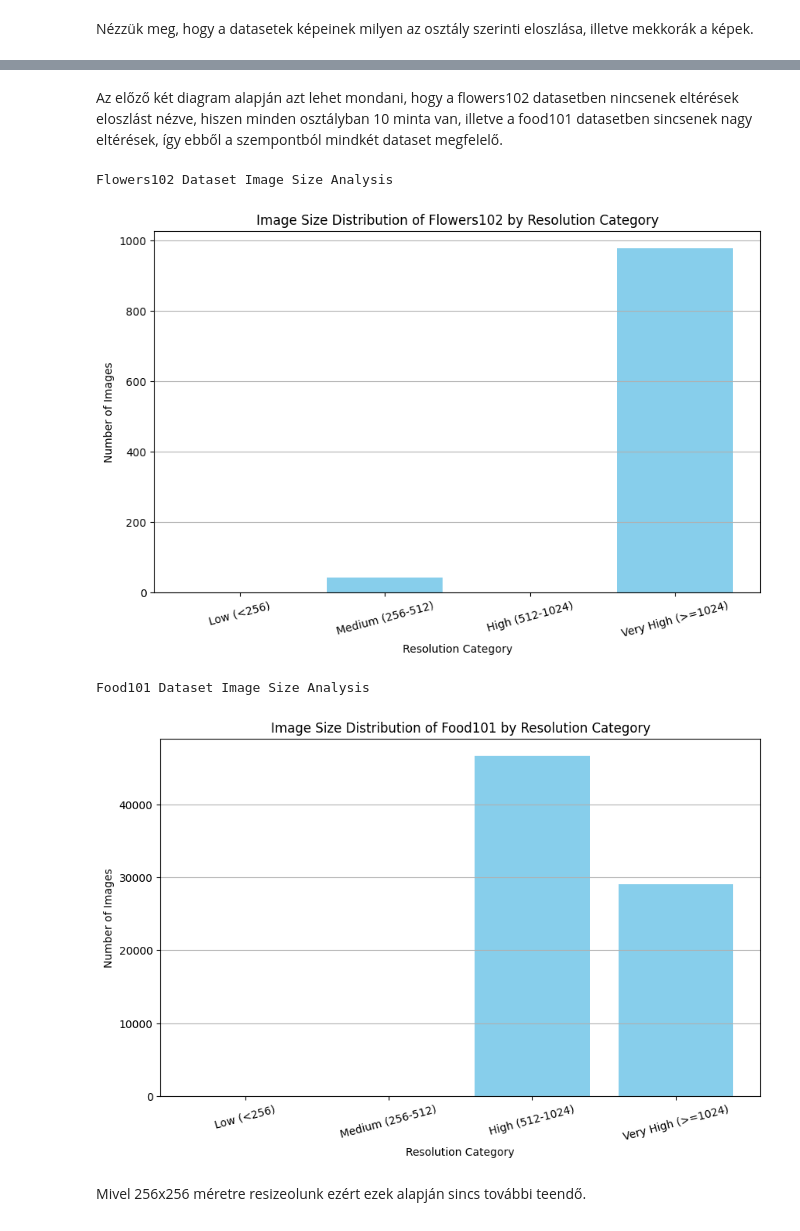
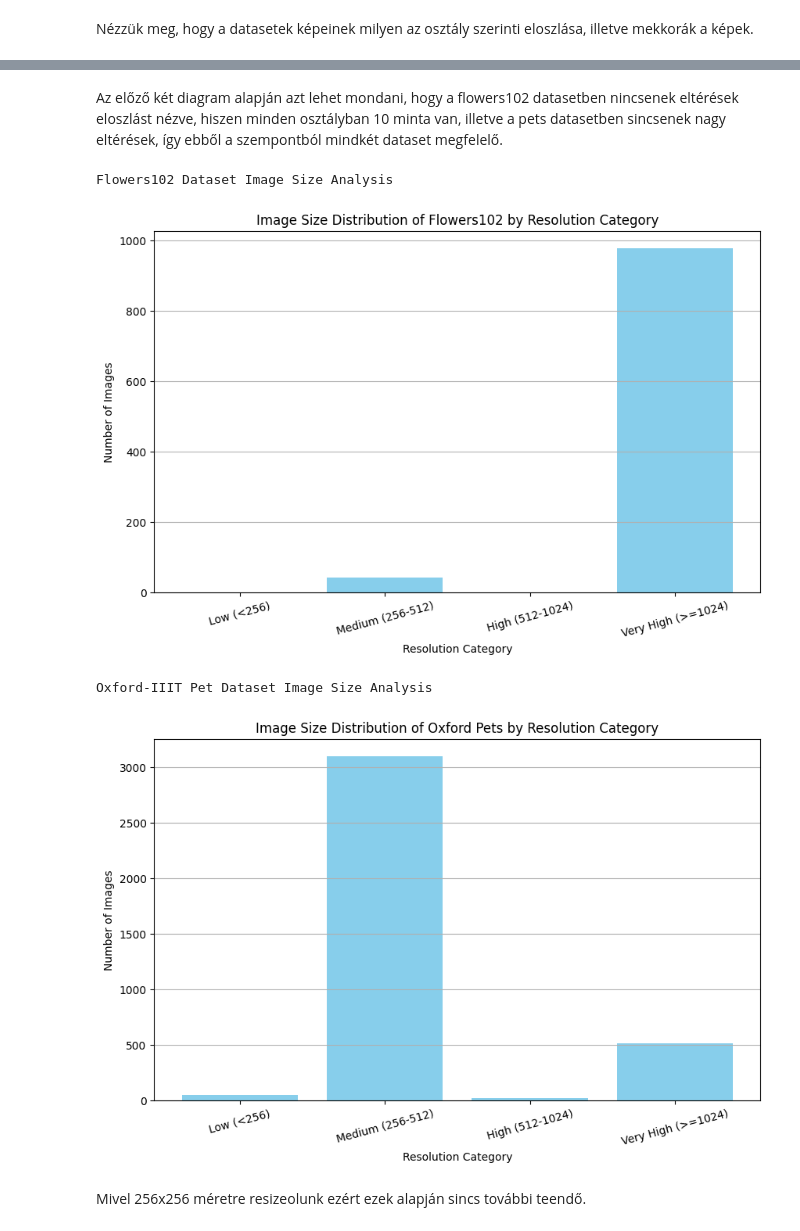
Before and after one commit to revolex/melytanulas_hazi, a Jupyter notebook: image_gen.ipynb, the cells around one changed output, grey strips where cells are left out. Drawn from its saved outputs; the diff is of its cells as text; code cells hidden in the pictures.

```diff
--- a/image_gen.ipynb
+++ b/image_gen.ipynb
@@ -41,9 +40,9 @@ torch.manual_seed(42)
 Torchvisionben is elérhető flowers102 és OxfordIIIPet dataset kerül letöltésre kódból, amiket transzformálunk, hogy egységesek legyenek.
 # %%
 flowers_dataset = Flowers102(root="./data", split="train", transform=None, download=True)
-foods_dataset = Food101(root="./data", split="train", transform=None, download=True, )
+pets_dataset = OxfordIIITPet(root="./data", split="trainval", transform=None, download=True)
 print(flowers_dataset)
-print(foods_dataset)
+print(pets_dataset)
 # %% [output]
 Dataset Flowers102
     Number of datapoints: 1020
@@ -87,4 +85,4 @@ Food101 Dataset Class Distribution
 # %% [markdown]
-Az előző két diagram alapján azt lehet mondani, hogy a flowers102 datasetben nincsenek eltérések eloszlást nézve, hiszen minden osztályban 10 minta van, illetve a food101 datasetben sincsenek nagy eltérések, így ebből a szempontból mindkét dataset megfelelő.
+Az előző két diagram alapján azt lehet mondani, hogy a flowers102 datasetben nincsenek eltérések eloszlást nézve, hiszen minden osztályban 10 minta van, illetve a pets datasetben sincsenek nagy eltérések, így ebből a szempontból mindkét dataset megfelelő.
 # %%
 def categorize_resolution(width, height):
@@ -125,14 +123,14 @@ def plot_image_size_distribution(dataset, dataset_name):
 # %%
 print("\nFlowers102 Dataset Image Size Analysis")
 plot_image_size_distribution(flowers_dataset, "Flowers102")
 
-print("\nFood101 Dataset Image Size Analysis")
-plot_image_size_distribution(foods_dataset, "Food101")
+print("\nOxford-IIIT Pet Dataset Image Size Analysis")
+plot_image_size_distribution(pets_dataset, "Oxford Pets")
 # %% [output]
 Flowers102 Dataset Image Size Analysis
 [figure]
-Food101 Dataset Image Size Analysis
+Oxford-IIIT Pet Dataset Image Size Analysis
-[figure, old version]
+[figure, new version]
 # %% [markdown]
 Mivel 256x256 méretre resizeolunk ezért ezek alapján sincs további teendő.
 # %% [markdown]
```
Also changed, not shown: parts of 27 cells of this notebook.
